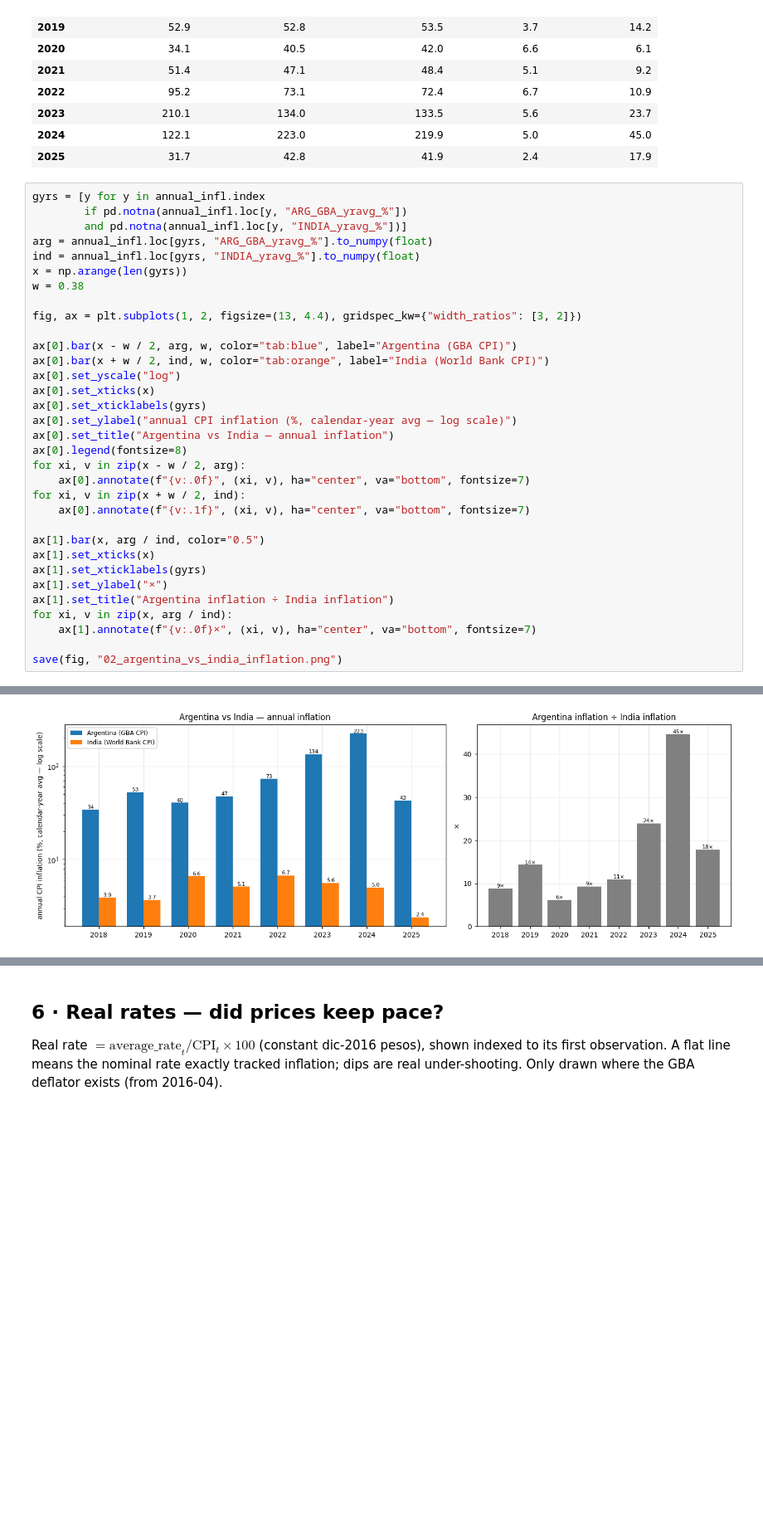
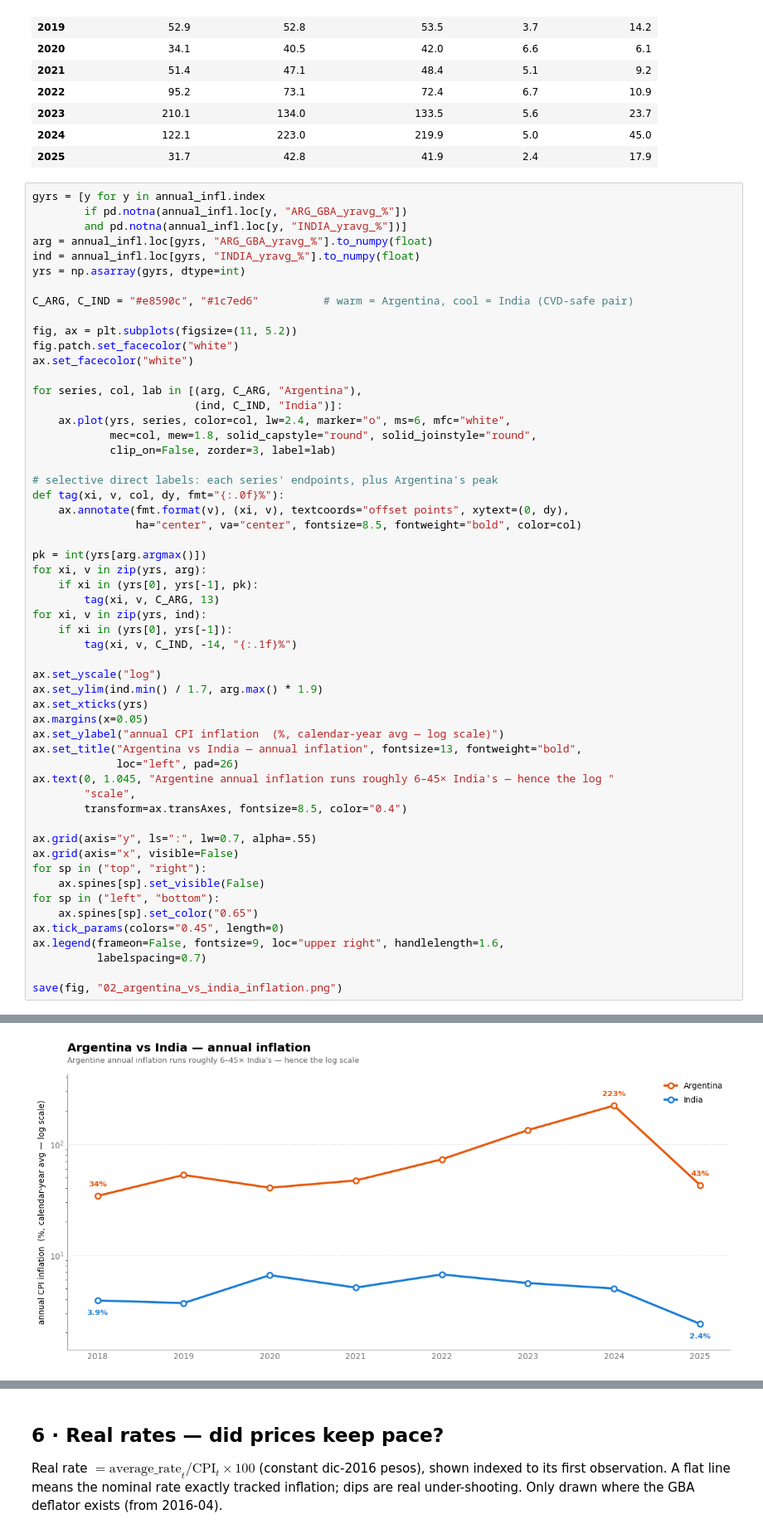
Before and after one commit to jagan010101/argentina-hotels, a Jupyter notebook: 02_data_overview.ipynb, the cells around one changed output, grey strips where cells are left out. Shown at 83% size. Saved outputs shown, nothing was run; the diff lists cells and outputs as text; blank space fills up the shorter version.

Commit message:
fixed comments, graphs and project structure

```diff
--- a/02_data_overview.ipynb
+++ b/02_data_overview.ipynb
@@ -349,37 +352,59 @@ annual_infl
 # %%
 gyrs = [y for y in annual_infl.index
         if pd.notna(annual_infl.loc[y, "ARG_GBA_yravg_%"])
         and pd.notna(annual_infl.loc[y, "INDIA_yravg_%"])]
 arg = annual_infl.loc[gyrs, "ARG_GBA_yravg_%"].to_numpy(float)
 ind = annual_infl.loc[gyrs, "INDIA_yravg_%"].to_numpy(float)
-x = np.arange(len(gyrs))
-w = 0.38
+yrs = np.asarray(gyrs, dtype=int)
 
-fig, ax = plt.subplots(1, 2, figsize=(13, 4.4), gridspec_kw={"width_ratios": [3, 2]})
+C_ARG, C_IND = "#e8590c", "#1c7ed6"          # warm = Argentina, cool = India (CVD-safe pair)
 
-ax[0].bar(x - w / 2, arg, w, color="tab:blue", label="Argentina (GBA CPI)")
-ax[0].bar(x + w / 2, ind, w, color="tab:orange", label="India (World Bank CPI)")
-ax[0].set_yscale("log")
-ax[0].set_xticks(x)
-ax[0].set_xticklabels(gyrs)
-ax[0].set_ylabel("annual CPI inflation (%, calendar-year avg — log scale)")
-ax[0].set_title("Argentina vs India — annual inflation")
-ax[0].legend(fontsize=8)
-for xi, v in zip(x - w / 2, arg):
-    ax[0].annotate(f"{v:.0f}", (xi, v), ha="center", va="bottom", fontsize=7)
-for xi, v in zip(x + w / 2, ind):
-    ax[0].annotate(f"{v:.1f}", (xi, v), ha="center", va="bottom", fontsize=7)
+fig, ax = plt.subplots(figsize=(11, 5.2))
+fig.patch.set_facecolor("white")
+ax.set_facecolor("white")
 
-ax[1].bar(x, arg / ind, color="0.5")
-ax[1].set_xticks(x)
-ax[1].set_xticklabels(gyrs)
-ax[1].set_ylabel("×")
-ax[1].set_title("Argentina inflation ÷ India inflation")
-for xi, v in zip(x, arg / ind):
-    ax[1].annotate(f"{v:.0f}×", (xi, v), ha="center", va="bottom", fontsize=7)
+for series, col, lab in [(arg, C_ARG, "Argentina"),
+                         (ind, C_IND, "India")]:
+    ax.plot(yrs, series, color=col, lw=2.4, marker="o", ms=6, mfc="white",
+            mec=col, mew=1.8, solid_capstyle="round", solid_joinstyle="round",
+            clip_on=False, zorder=3, label=lab)
+
+# selective direct labels: each series' endpoints, plus Argentina's peak
+def tag(xi, v, col, dy, fmt="{:.0f}%"):
+    ax.annotate(fmt.format(v), (xi, v), textcoords="offset points", xytext=(0, dy),
+                ha="center", va="center", fontsize=8.5, fontweight="bold", color=col)
+
+pk = int(yrs[arg.argmax()])
+for xi, v in zip(yrs, arg):
+    if xi in (yrs[0], yrs[-1], pk):
+        tag(xi, v, C_ARG, 13)
+for xi, v in zip(yrs, ind):
+    if xi in (yrs[0], yrs[-1]):
+        tag(xi, v, C_IND, -14, "{:.1f}%")
+
+ax.set_yscale("log")
+ax.set_ylim(ind.min() / 1.7, arg.max() * 1.9)
+ax.set_xticks(yrs)
+ax.margins(x=0.05)
+ax.set_ylabel("annual CPI inflation  (%, calendar-year avg — log scale)")
+ax.set_title("Argentina vs India — annual inflation", fontsize=13, fontweight="bold",
+             loc="left", pad=26)
+ax.text(0, 1.045, "Argentine annual inflation runs roughly 6–45× India's — hence the log "
+        "scale",
+        transform=ax.transAxes, fontsize=8.5, color="0.4")
+
+ax.grid(axis="y", ls=":", lw=0.7, alpha=.55)
+ax.grid(axis="x", visible=False)
+for sp in ("top", "right"):
+    ax.spines[sp].set_visible(False)
+for sp in ("left", "bottom"):
+    ax.spines[sp].set_color("0.65")
+ax.tick_params(colors="0.45", length=0)
+ax.legend(frameon=False, fontsize=9, loc="upper right", handlelength=1.6,
+          labelspacing=0.7)
 
 save(fig, "02_argentina_vs_india_inflation.png")
 # %% [output]
   [02_data_overview] figure                 02_argentina_vs_india_inflation.png
-[figure, old version]
+[figure, new version]
 # %% [markdown]
```
Also changed, not shown: parts of 11 cells of this notebook, 16 other files.
